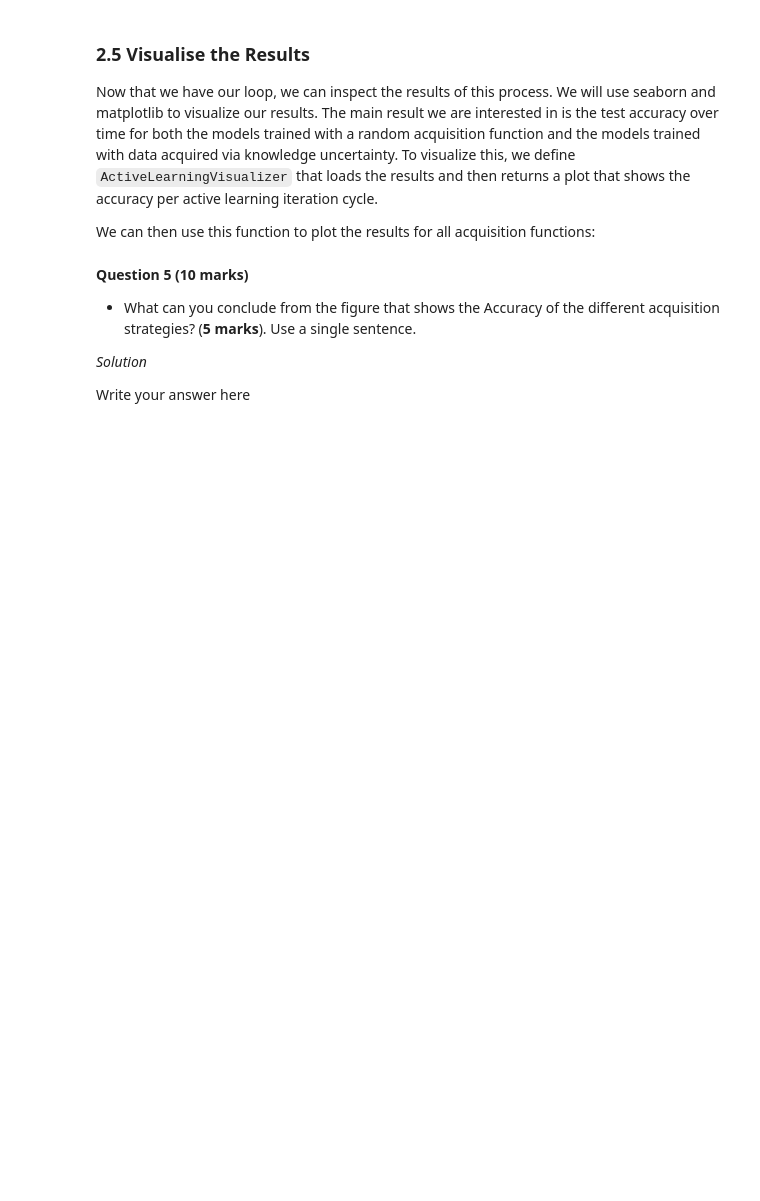
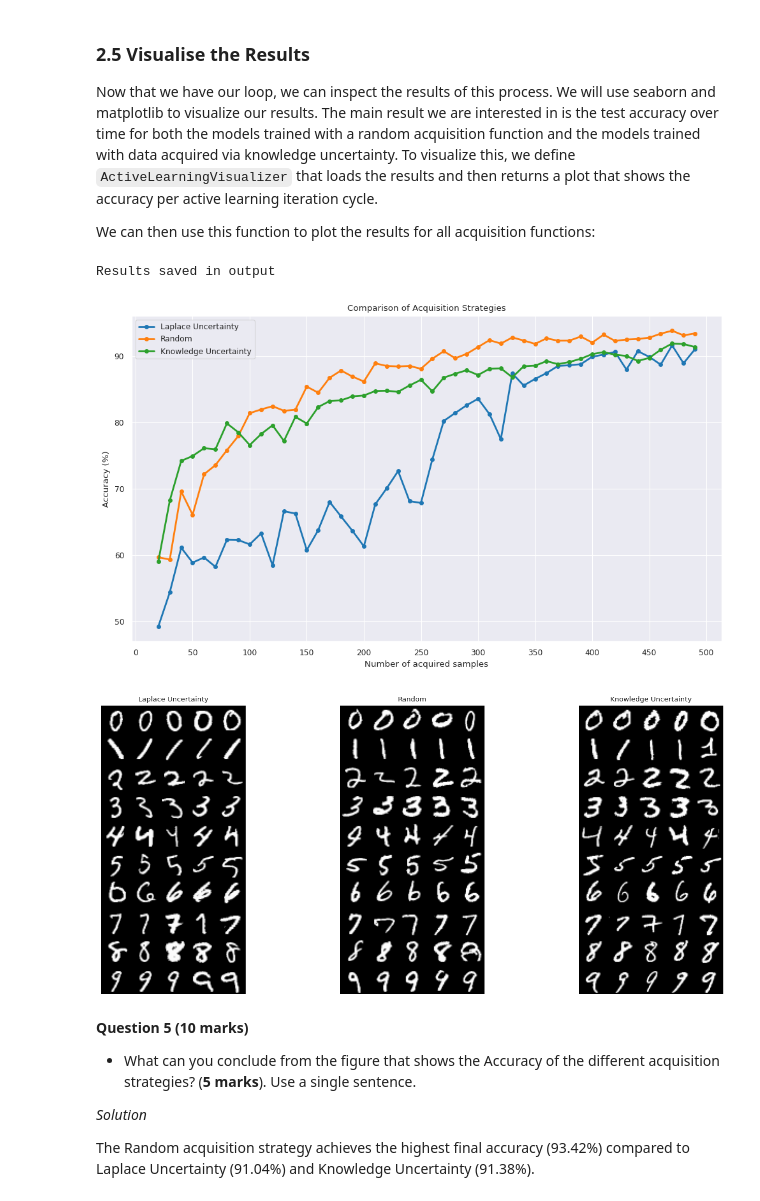
Before and after one commit to ayushpatra11/RLU_UoM, a Jupyter notebook: COM64102_Assignment_a85716ap.ipynb, the cells around one changed output. Drawn from its saved outputs; the diff is of its cells as text; code cells hidden in the pictures; blank space fills up the shorter version.

Commit message:
Final run done and Question 5 also answered. Comments yet to be added.

```diff
--- a/COM64102_Assignment_a85716ap.ipynb
+++ b/COM64102_Assignment_a85716ap.ipynb
@@ -796,20 +848,24 @@ functions:
 # %%
 from visualise import ActiveLearningVisualizer
 import matplotlib.pyplot as plt
 
 # Initialize visualizer
 visualizer = ActiveLearningVisualizer(output_dir="output", samples_per_iter=10, initial_samples=20)
 
 # Compare different acquisition strategies
 # IMPORTANT: change the uuids according to the ones assigned to each of the models trained
 fig_acc, fig_img, imgs = visualizer.compare_from_uuids(
-    uuids=["f495ac8f-2dd6-45f4-8142-5ac2d4c0ddb4",
-            "3431804b-e582-48ba-a8e2-872c87c63146",
-            "2dcb6f4f-495e-4b5c-b50c-03daedcd1ef2"],
+    uuids=["f7789abe-0415-45f2-a15a-91fda02df7fc",
+            "d2c501b4-8779-411f-80f1-583a98b0c9a6",
+            "eb3168ef-1e78-4782-82bc-fe61572340b0"],
     acquisition_types=["laplace_uncertainty", "random", "knowledge_uncertainty"]
 )
 
 plt.show()
+# %% [output]
+Results saved in output
+[figure, added]
+[figure, added]
 # %% [markdown]
 **Question 5 (10 marks)**
 
@@ -817,7 +873,7 @@ plt.show()
 
 *Solution*
 
-Write your answer here
+The Random acquisition strategy achieves the highest final accuracy (93.42%) compared to Laplace Uncertainty (91.04%) and Knowledge Uncertainty (91.38%).
 # %% [markdown]
 - What can you conclude when comparing the samples of the digits chosen for training by the different Acquisition strategies? (**5 marks**). Use a single sentence.
 
```
Also changed, not shown: parts of 10 cells of this notebook.
